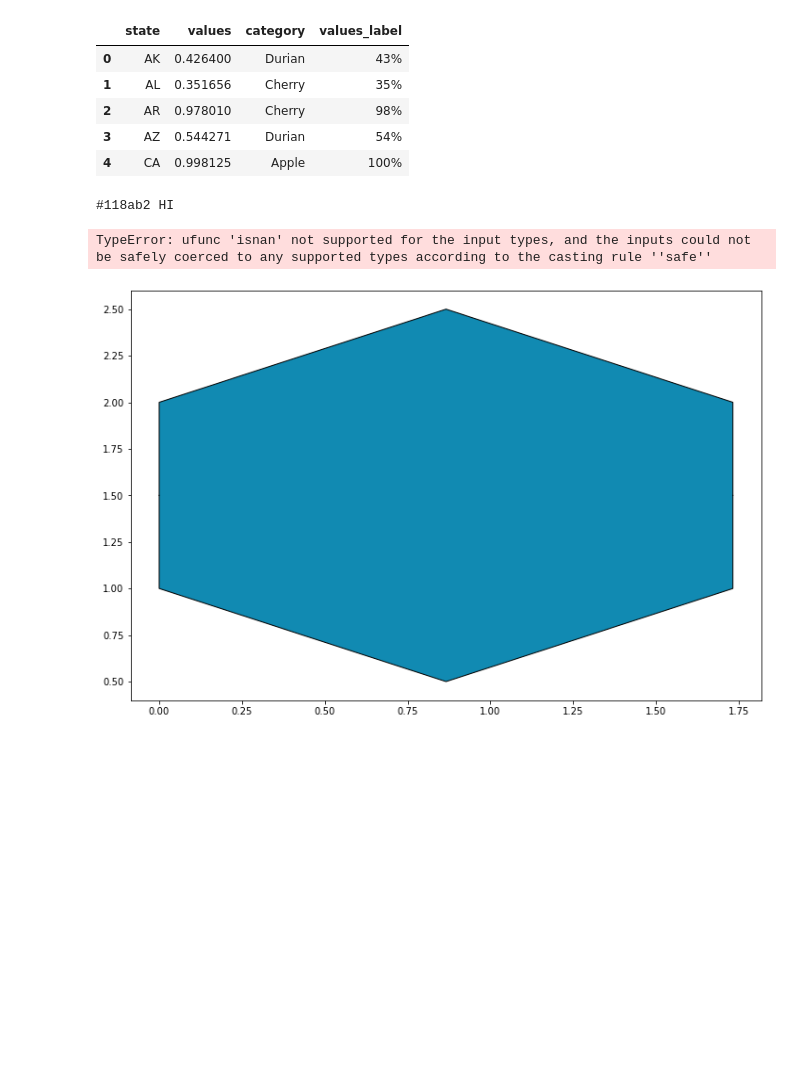
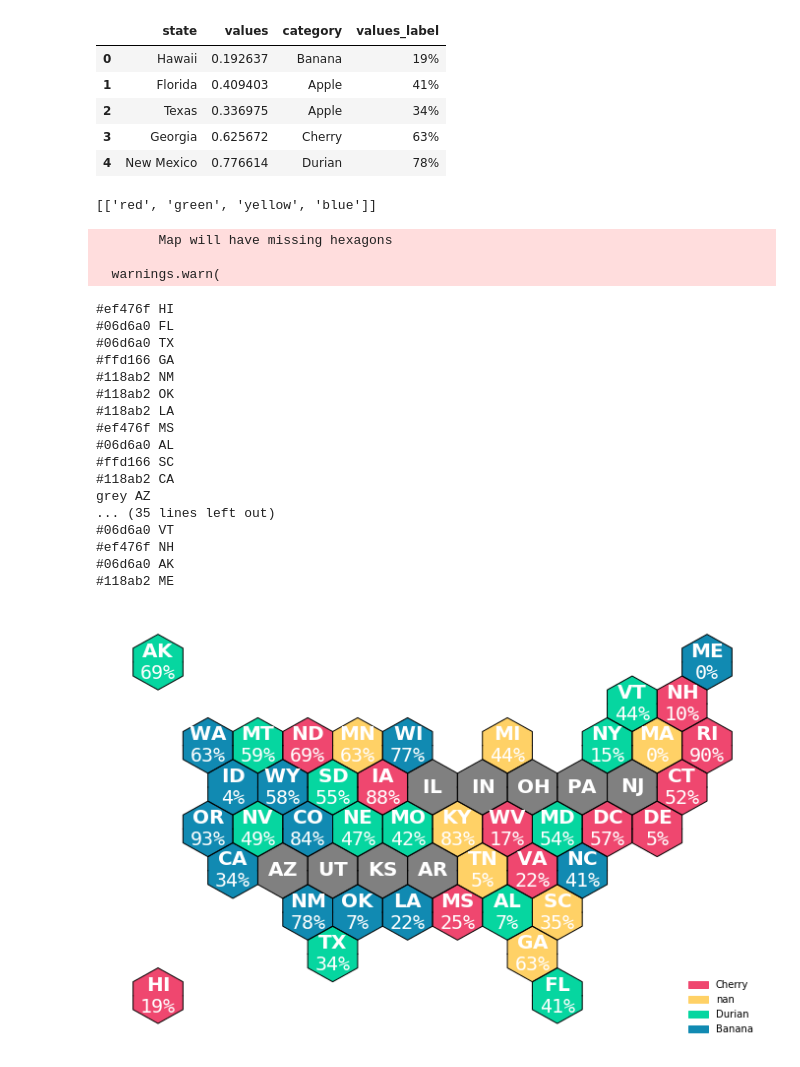
Before and after one commit to mpkrass7/shmapy, a Jupyter notebook: shmapy/examples/shmapy_basics.ipynb, the cells around one changed output. Drawn from its saved outputs; the diff is of its cells as text; code cells hidden in the pictures; blank space fills up the shorter version.

Commit message:
Ok I think I have the exclude states thing working

```diff
--- a/shmapy/examples/shmapy_basics.ipynb
+++ b/shmapy/examples/shmapy_basics.ipynb
@@ -3,7 +3,7 @@ import pandas as pd
 import numpy as np
 import shmapy
 # %%
-states = pd.DataFrame(pd.read_csv('../static/demo_input1.csv')['state'])
+states = pd.DataFrame(pd.read_csv('../static/demo_input4.csv')['state'])
 states['values'] = np.random.random(states.shape[0])
 states.head()
 # %% [output]
@@ -48,24 +29,58 @@ states['values_label'] = np.round(states['values']*100).astype(int).astype(str)
 states.head()
 # %% [output]
 |  | state | values | category | values_label |
-| 0 | AK | 0.426400 | Durian | 43% |
-| 1 | AL | 0.351656 | Cherry | 35% |
-| 2 | AR | 0.978010 | Cherry | 98% |
-| 3 | AZ | 0.544271 | Durian | 54% |
-| 4 | CA | 0.998125 | Apple | 100% |
+| 0 | Hawaii | 0.192637 | Banana | 19% |
+| 1 | Florida | 0.409403 | Apple | 41% |
+| 2 | Texas | 0.336975 | Apple | 34% |
+| 3 | Georgia | 0.625672 | Cherry | 63% |
+| 4 | New Mexico | 0.776614 | Durian | 78% |
+# %%
+states[['state', 'category',]]
+
+[['red', 'green','yellow','blue']]
+# %% [output]
+[['red', 'green', 'yellow', 'blue']]
 # %%
+category_labels = {
+    'Banana':'red',
+    'Cherry': 'blue',
+    'Apple': 'green',
+    'Durian': 'purple'
+}
+
 shmapy.us_plot_hex(
     states[['state', 'category', 'values_label']],
     size = 20,
     chart_type='categorical',
     line_color='black',
     numeric_labels_custom='values_label',
+    missing_kwargs={'missing_text_color':'white', 'missing_fill_color':'grey'},
+    category_labels=['Banana','Cherry', 'Apple','Durian'],
+    fill_color = ['#ef476f', '#ffd166', '#06d6a0', '#118ab2'],
     figsize=(12, 8)
 )
 # %% [output]
-#118ab2 HI
+        Map will have missing hexagons
+
+  warnings.warn(
-TypeError: ufunc 'isnan' not supported for the input types, and the inputs could not be safely coerced to any supported types according to the casting rule ''safe''
+#ef476f HI
+#06d6a0 FL
+#06d6a0 TX
+#ffd166 GA
+#118ab2 NM
+#118ab2 OK
+#118ab2 LA
+#ef476f MS
+#06d6a0 AL
+#ffd166 SC
+#118ab2 CA
+grey AZ
+... (35 lines left out)
+#06d6a0 VT
+#ef476f NH
+#06d6a0 AK
+#118ab2 ME
-[figure, old version]
+[figure, new version]
 # %%
 states = pd.DataFrame(pd.read_csv('../static/demo_input4.csv')['state'])
 states['values'] = np.random.random(states.shape[0])
```
Also changed, not shown: parts of 7 cells of this notebook, 2 other files.
